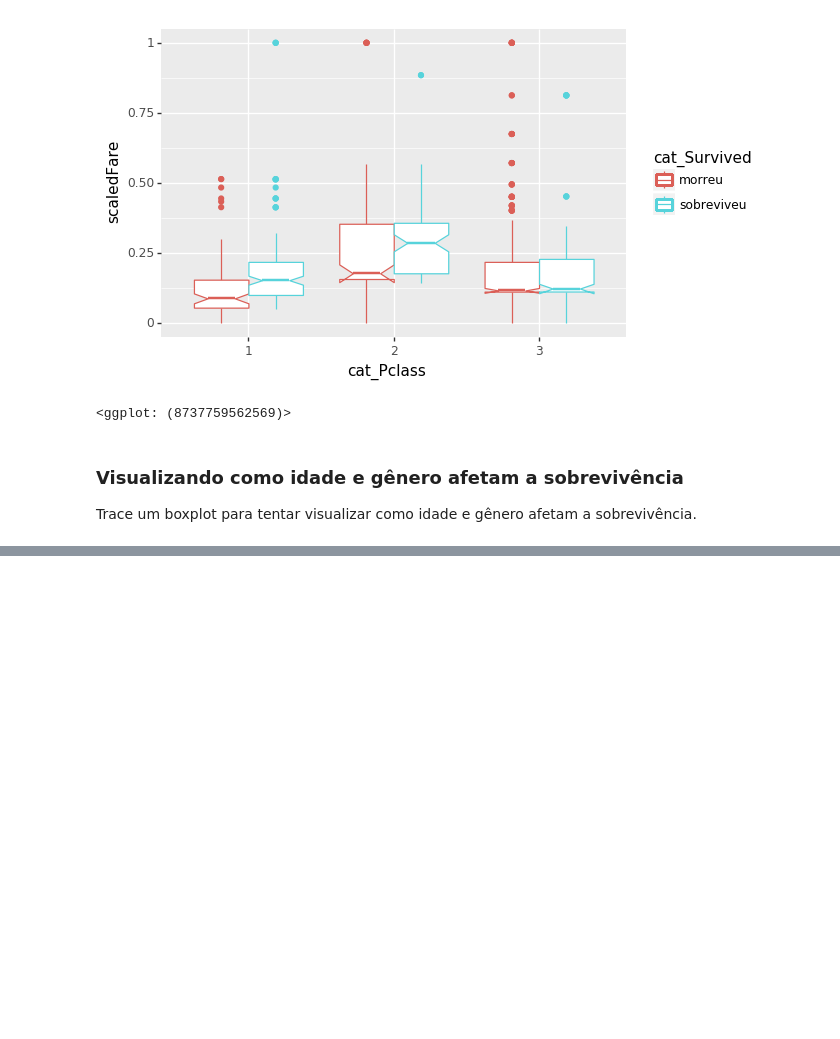
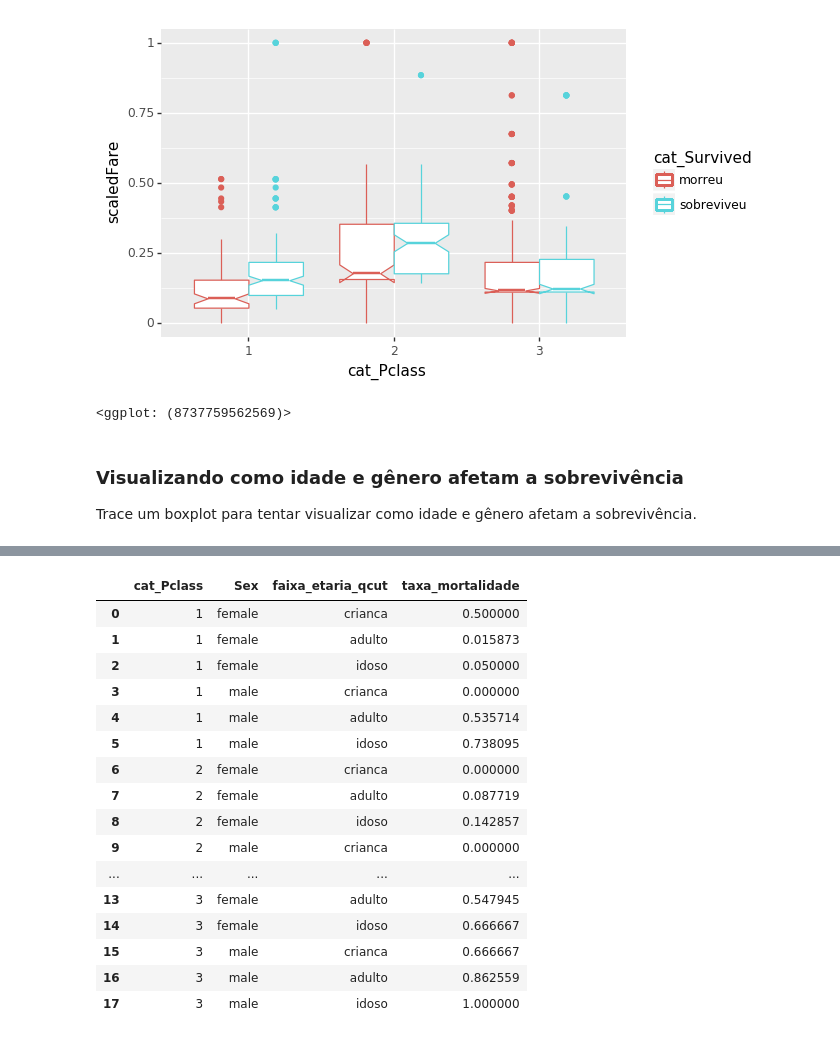
Before and after one commit to raphaelcampos/introducao-linguagens-estatisticas, a Jupyter notebook: EAD/Unidade 04 - Introdução à Análise de Dados/Python/Exercício - Titanic.ipynb, the cells around one changed output, grey strips where cells are left out. Saved outputs shown, nothing was run; the diff lists cells and outputs as text; code cells hidden in the pictures; blank space fills up the shorter version.

```diff
--- a/EAD/Unidade 04 - Introdução à Análise de Dados/Python/Exercício - Titanic.ipynb
+++ b/EAD/Unidade 04 - Introdução à Análise de Dados/Python/Exercício - Titanic.ipynb
@@ -141,0 +224,23 @@ grafico
+# %%
+taxa = df.groupby(['cat_Pclass', 'Sex', 'faixa_etaria_qcut']).\
+            cat_Survived.aggregate(taxa_de_mortalidade).\
+            reset_index(name='taxa_mortalidade')
+taxa
+# %% [output]
+|  | cat_Pclass | Sex | faixa_etaria_qcut | taxa_mortalidade |
+| 0 | 1 | female | crianca | 0.500000 |
+| 1 | 1 | female | adulto | 0.015873 |
+| 2 | 1 | female | idoso | 0.050000 |
+| 3 | 1 | male | crianca | 0.000000 |
+| 4 | 1 | male | adulto | 0.535714 |
+| 5 | 1 | male | idoso | 0.738095 |
+| 6 | 2 | female | crianca | 0.000000 |
+| 7 | 2 | female | adulto | 0.087719 |
+| 8 | 2 | female | idoso | 0.142857 |
+| 9 | 2 | male | crianca | 0.000000 |
+| ... | ... | ... | ... | ... |
+| 13 | 3 | female | adulto | 0.547945 |
+| 14 | 3 | female | idoso | 0.666667 |
+| 15 | 3 | male | crianca | 0.666667 |
+| 16 | 3 | male | adulto | 0.862559 |
+| 17 | 3 | male | idoso | 1.000000 |
```
Also changed, not shown: parts of 18 cells of this notebook.
